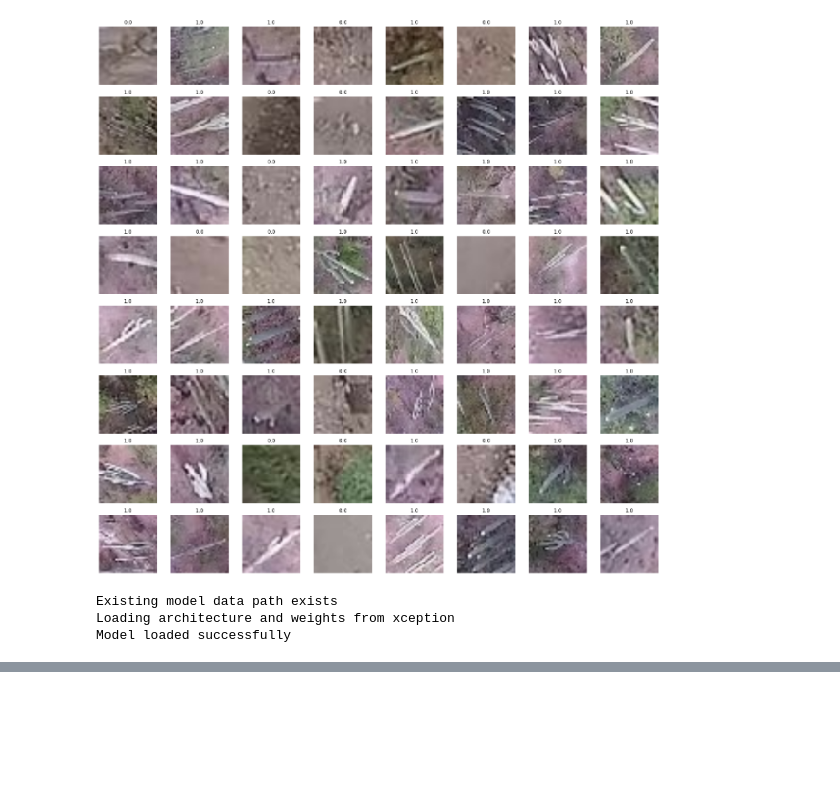
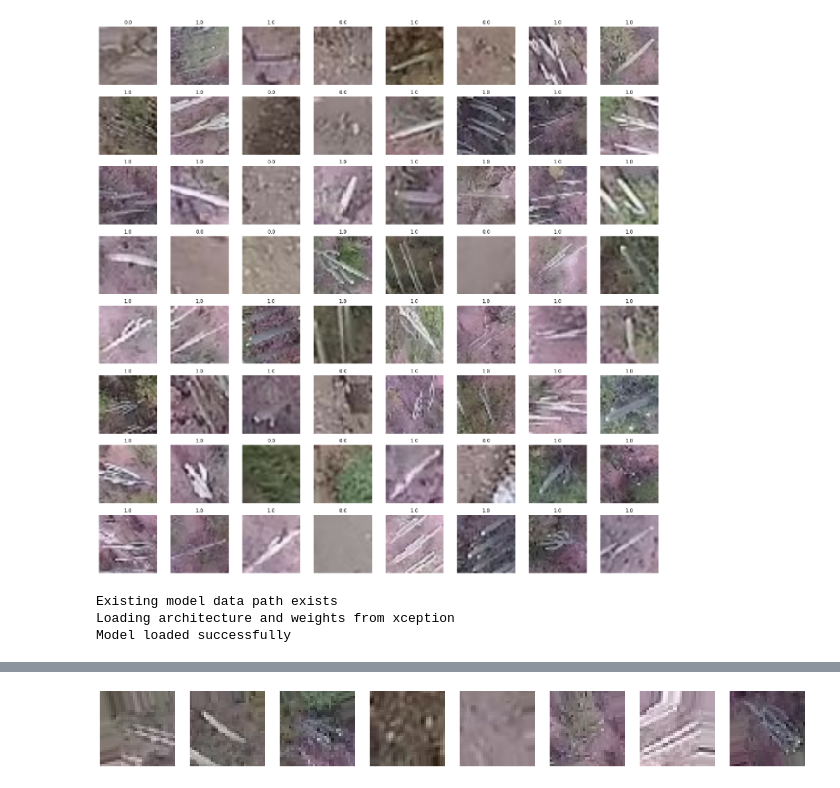
Before and after one commit to mjurkus/ai_bootcamp_8_cv, a Jupyter notebook: Cactus.ipynb, the cells around one changed output, grey strips where cells are left out. Saved outputs shown, nothing was run; the diff lists cells and outputs as text; code cells hidden in the pictures; blank space fills up the shorter version.

```diff
--- a/Cactus.ipynb
+++ b/Cactus.ipynb
@@ -255,0 +288,23 @@ def build_model():
+# %%
+datagen = keras.preprocessing.image.ImageDataGenerator(
+    rescale=1. / 255,
+    rotation_range=20,
+    width_shift_range=0.2,
+    height_shift_range=0.2,
+    horizontal_flip=True,
+    validation_split=0.2
+)
+# %%
+def create_generator(subset: str):
+    return datagen.flow_from_dataframe(
+        dataframe=dataframe,
+        directory='data/cactus/train',
+        x_col='id',
+        y_col='has_cactus',
+        target_size=(32, 32),
+        batch_size=32,
+        subset=subset
+    )
+# %%
+train_generator = create_generator(subset='training')
+validation_generator = create_generator(subset='validation')
@@ -255,0 +332,12 @@ def build_model():
+# %%
+image_batch = train_generator.next()
+# %%
+ _, ax = plt.subplots(1, 8, figsize=(3 * 8, 3 * 1))
+i = 0
+for img in image_batch[0]:
+    idx = i % 8
+    ax[idx].axis("off")
+    ax[idx].imshow(img)
+    i += 1
+# %% [output]
+[figure, added]
```
Also changed, not shown: parts of 24 cells of this notebook.
